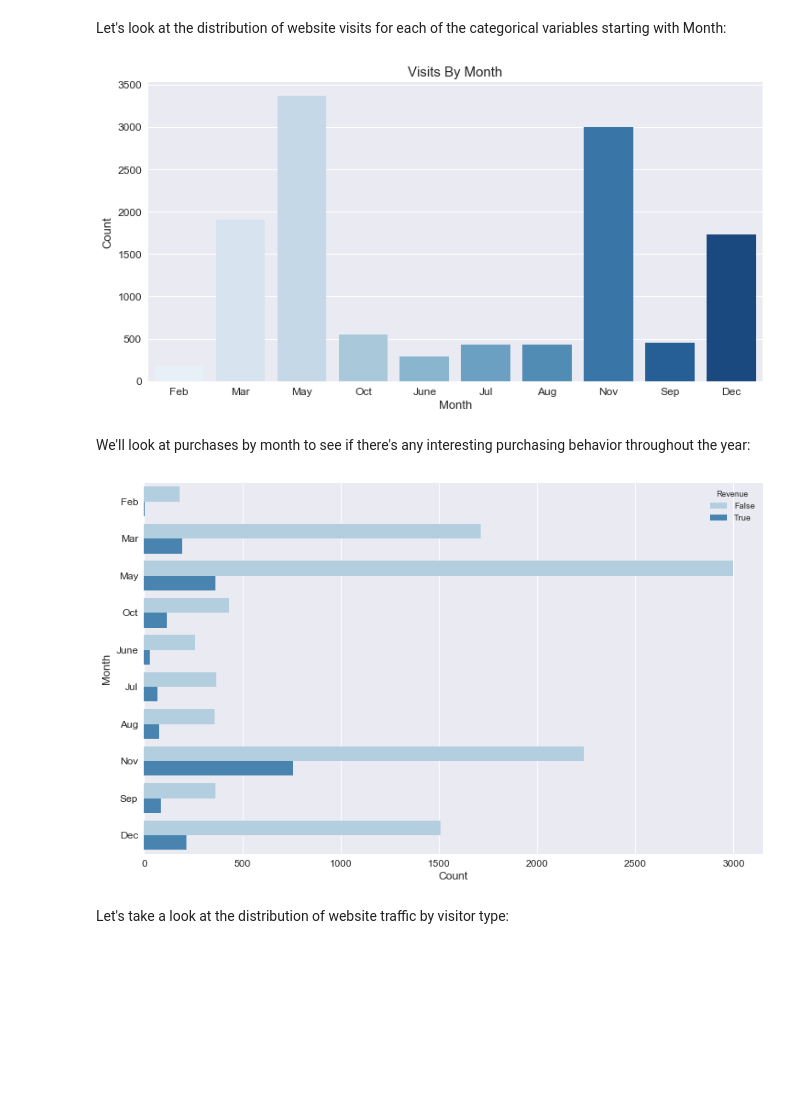
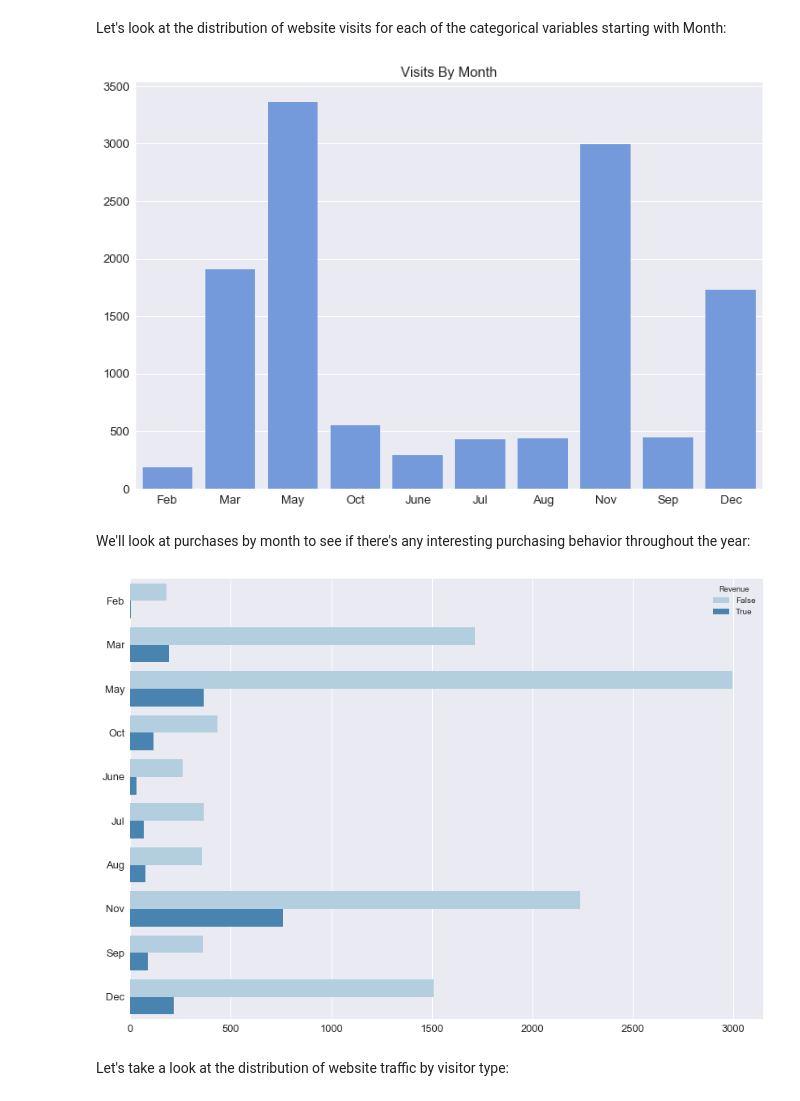
Before and after one commit to jonathanericksen/Shopping_With_Logistic_Regression, a Jupyter notebook: Shopping_With_Logistic_Regression.ipynb, the cells around one changed output. Drawn from its saved outputs; the diff is of its cells as text; code cells hidden in the pictures; blank space fills up the shorter version.

```diff
--- a/Shopping_With_Logistic_Regression.ipynb
+++ b/Shopping_With_Logistic_Regression.ipynb
@@ -247,26 +251,30 @@ Unique months: ['Feb' 'Mar' 'May' 'Oct' 'June' 'Jul' 'Aug' 'Nov' 'Sep' 'Dec']
 # %% [markdown]
 Let's look at the distribution of website visits for each of the categorical variables starting with Month:
 # %%
-plt.figure(figsize=(12,6))
-sns.countplot(cat_attributes['Month'], palette='Blues')
+plt.figure(figsize=(12,8))
+sns.countplot(cat_attributes['Month'], color = 'cornflowerblue')
+
 plt.title('Visits By Month', size = 15)
-plt.xlabel('Month', size = 13)
-plt.ylabel('Count', size = 13)
-plt.xticks(size = 12)
-plt.yticks(size = 12);
+plt.xlabel('')
+plt.ylabel('')
+
+plt.xticks(size = 13)
+plt.yticks(size = 13);
 # %% [output]
-[figure, old version]
+[figure, new version]
 # %% [markdown]
 We'll look at purchases by month to see if there's any interesting purchasing behavior throughout the year:
 # %%
-plt.figure(figsize=(13,8))
+plt.figure(figsize=(14,10))
 sns.countplot(y='Month', hue='Revenue', data = df, palette='Blues')
-plt.xticks(size = 12)
-plt.yticks(size = 12);
-plt.xlabel('Count', size = 13)
-plt.ylabel('Month', size = 13);
+
+plt.xticks(size = 13)
+plt.yticks(size = 13)
+
+plt.xlabel('')
+plt.ylabel('');
 # %% [output]
-[figure, old version]
+[figure, new version]
 # %% [markdown]
 Let's take a look at the distribution of website traffic by visitor type:
 # %%
```
Also changed, not shown: parts of 12 cells of this notebook.
